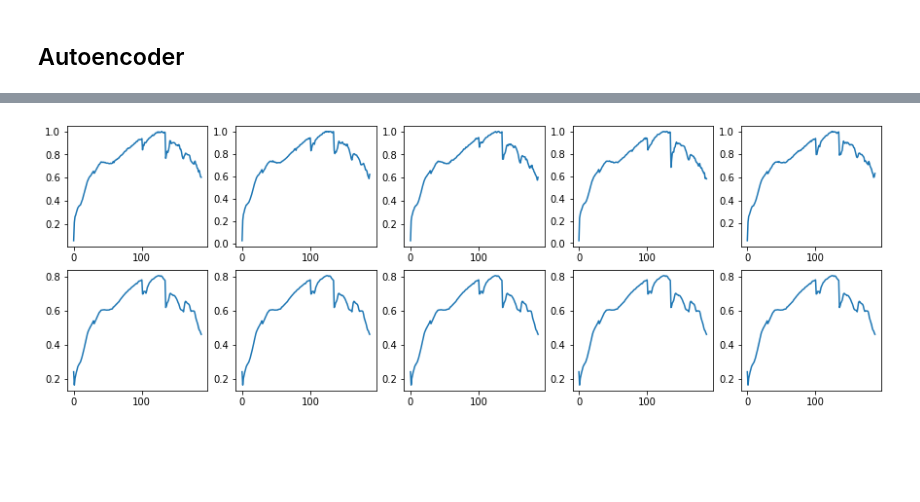
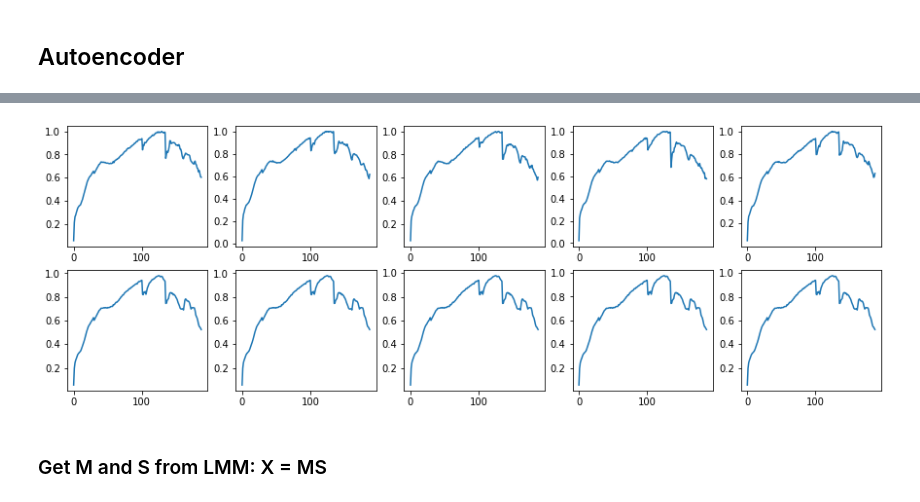
Before and after one commit to ejshumaker/SUAutoencoder, a Jupyter notebook: HSU_autoencoder_cuprite_linear.ipynb, the cells around one changed output, grey strips where cells are left out. Drawn from its saved outputs; the diff is of its cells as text; code cells hidden in the pictures; blank space fills up the shorter version.

```diff
--- a/HSU_autoencoder_cuprite_linear.ipynb
+++ b/HSU_autoencoder_cuprite_linear.ipynb
@@ -101,8 +101,8 @@ class Encoder(nn.Module):
             nn.Linear(6*R, 3*R),
             nn.ReLU(),
             nn.Linear(3*R, R),
-            nn.ReLU(),
-            nn.Softmax(dim=1)
+            # nn.ReLU(),
+            # nn.Softmax(dim=1)
         )
 
     def forward(self, x):
@@ -176,7 +175,7 @@ class Autoencoder(nn.Module):
         h = self.encoder(x.to(device))
         x_hat = self.decoder(h)
 
-        return x_hat
+        return x_hat, h
 # %%
 ae = Autoencoder().to(device)
 # summary(ae, (3, 64, 64))
@@ -194,7 +193,7 @@ def visualize_recon(model, dataloader):
     for i,img in enumerate(dataloader):
       if (i < 5):
         inp_img.append(img)
-        out_img.append(model(img).squeeze(0).squeeze(0).detach().cpu())
+        out_img.append(model(img)[0].squeeze(0).squeeze(0).detach().cpu())
 
     fig, ax = plt.subplots(2,5, figsize=(15,5))
     ax[0,0].plot(inp_img[0][0])
@@ -232,7 +231,7 @@ def train_ae(model, dataloader, epochs=100):
 
             inp = x[0].to(device)
 
-            out = model(inp)
+            out,h = model(inp)
 
             loss = criterion(out, inp.unsqueeze(0).unsqueeze(1))
 
@@ -253,5 +252,5 @@ def train_ae(model, dataloader, epochs=100):
 # %%
 # Train the autoencoder for 100 epochs
 ae = Autoencoder().to(device)
-ae, ae_loss_traj, out, inp = train_ae(ae, dataloader, epochs=100)
+model,_,_,_ = train_ae(ae, dataloader, epochs=100)
 # %% [output]
@@ -259,2 +258,4 @@ Epoch 90, loss 20.419
-[figure, old version]
+[figure, new version]
+# %% [markdown]
+### Get M and S from LMM: X = MS
 # %%
```
Also changed, not shown: parts of 9 cells of this notebook.
